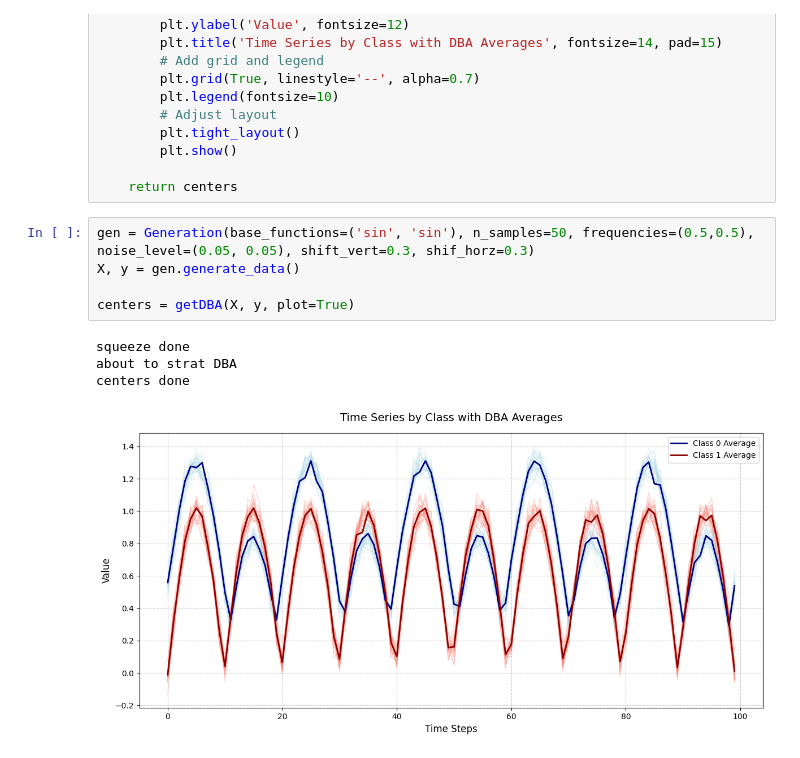
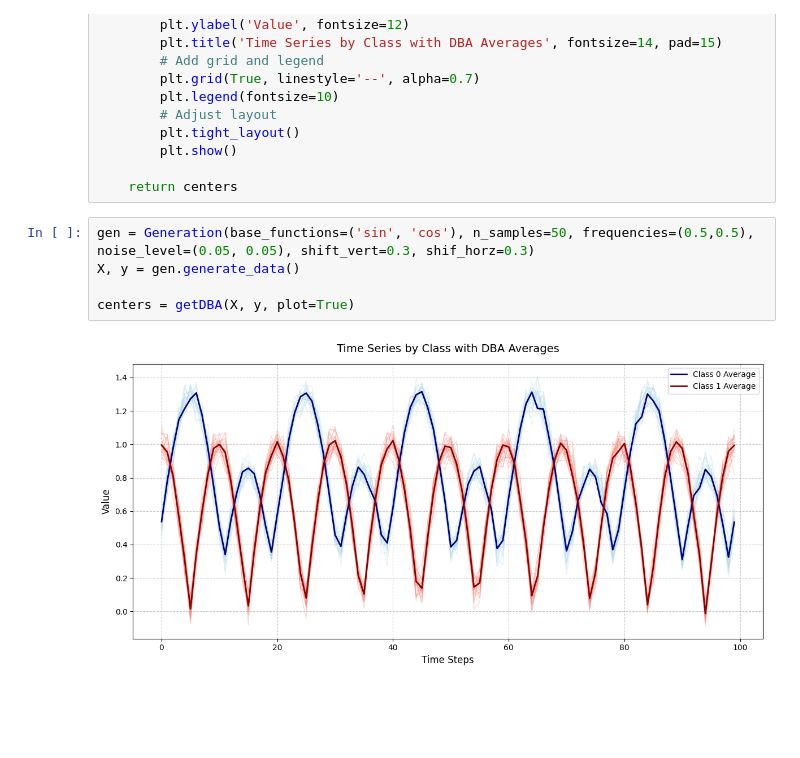
Before and after one commit to Nia3324/Morphing, a Jupyter notebook: test.ipynb, the cells around one changed output. Cells and saved outputs as stored; diff of their text form; blank space fills up the shorter version.

```diff
--- a/test.ipynb
+++ b/test.ipynb
@@ -241,12 +274,9 @@ def getDBA(X_morph, y_morph, plot=False):
 
     return centers
 # %%
-gen = Generation(base_functions=('sin', 'sin'), n_samples=50, frequencies=(0.5,0.5), noise_level=(0.05, 0.05), shift_vert=0.3, shif_horz=0.3)
+gen = Generation(base_functions=('sin', 'cos'), n_samples=50, frequencies=(0.5,0.5), noise_level=(0.05, 0.05), shift_vert=0.3, shif_horz=0.3)
 X, y = gen.generate_data()
 
 centers = getDBA(X, y, plot=True)
 # %% [output]
-squeeze done
-about to strat DBA
-centers done
-[figure, old version]
+[figure, new version]
```
Also changed, not shown: parts of 16 cells of this notebook, 1 other file.
